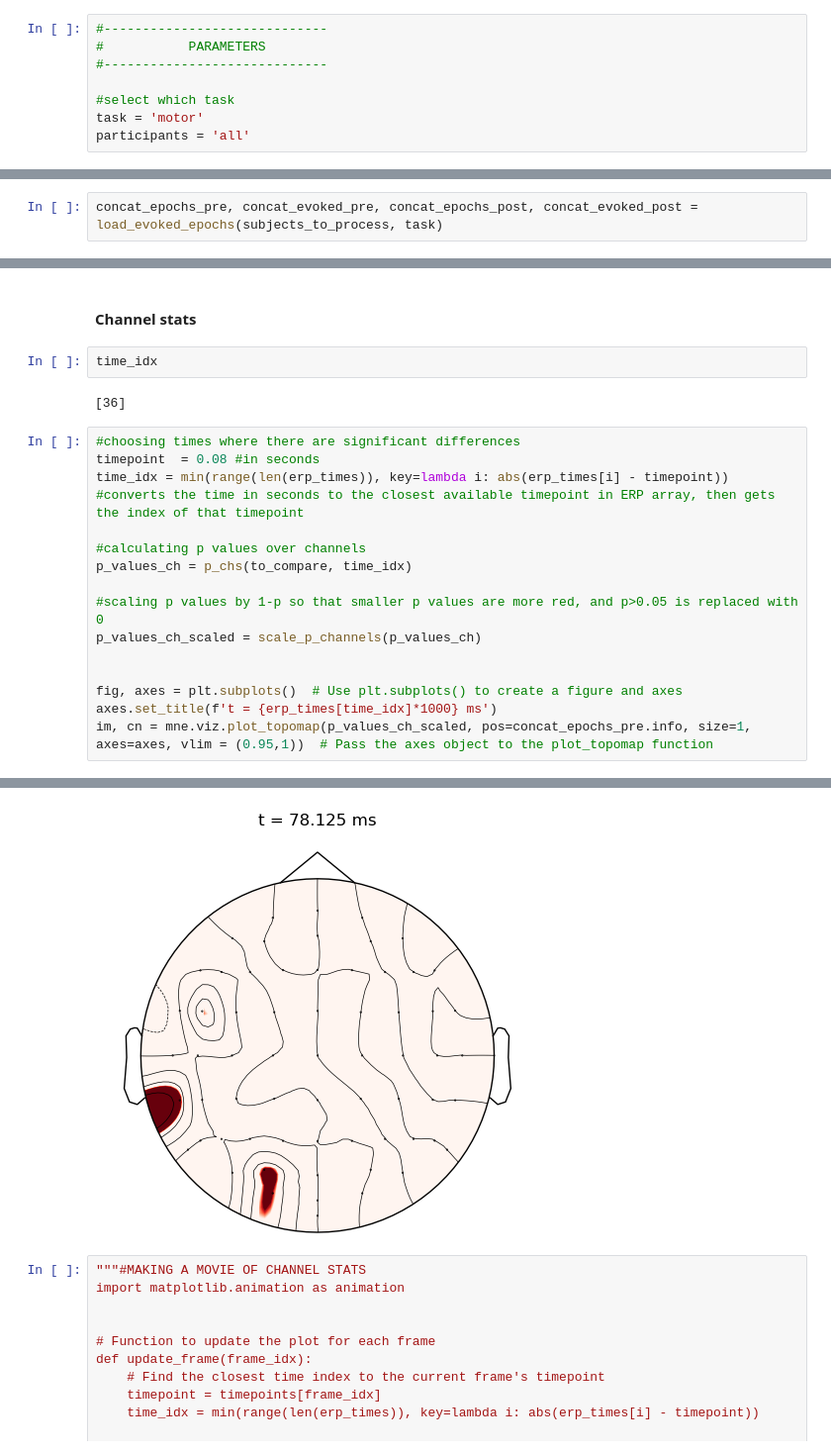
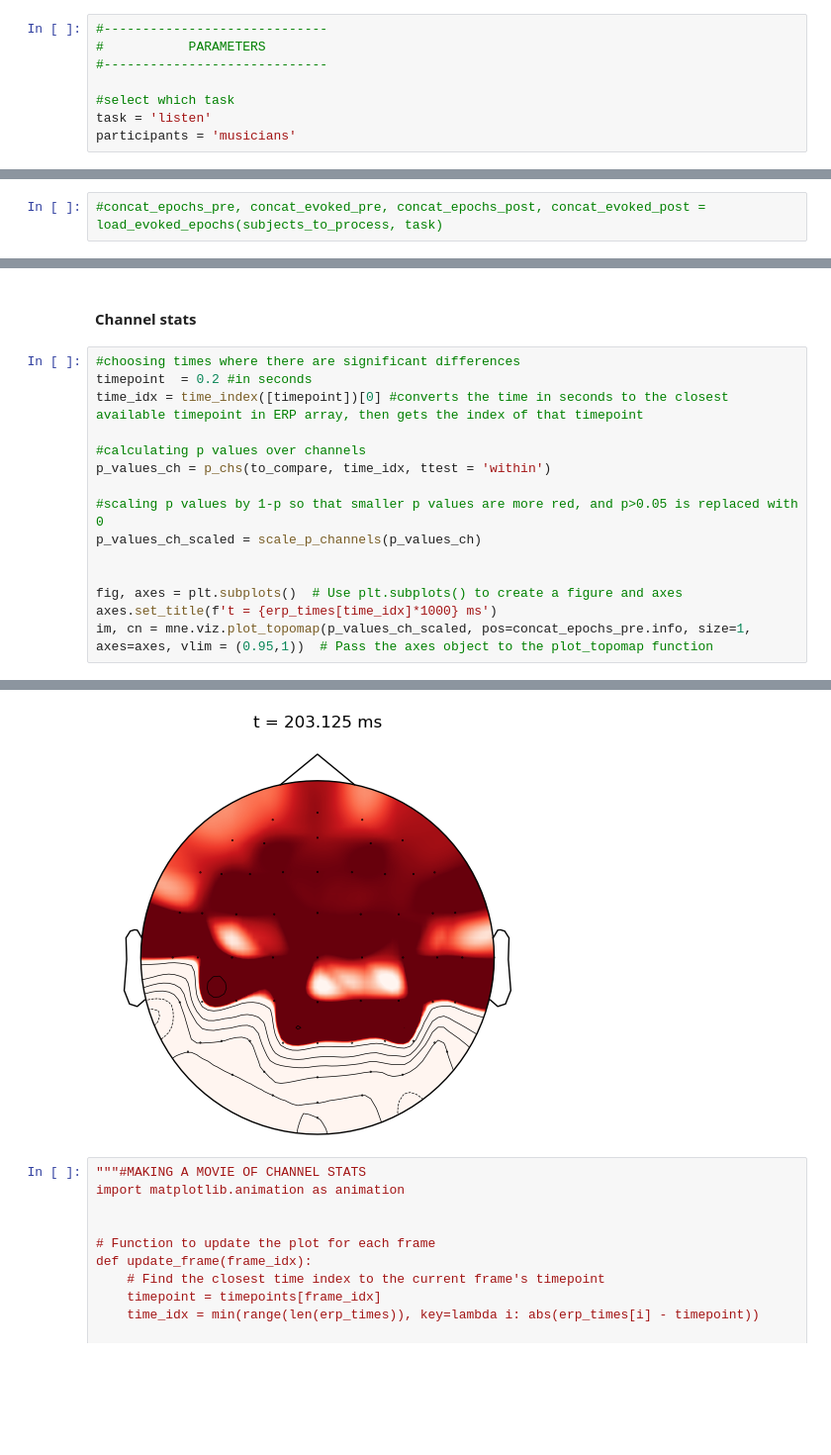
Before and after one commit to haiqin-zhang/AM-EEG, a Jupyter notebook: pipelines_LM/ave_ERPs.ipynb, the cells around one changed output, grey strips where cells are left out. Shown at 99% size. Saved outputs shown, nothing was run; the diff lists cells and outputs as text; blank space fills up the shorter version.

```diff
--- a/pipelines_LM/ave_ERPs.ipynb
+++ b/pipelines_LM/ave_ERPs.ipynb
@@ -22,8 +22,8 @@ from update_sub_lists import *
 #-----------------------------
 
 #select which task
-task = 'motor'
-participants = 'all'
+task = 'listen'
+participants = 'musicians'
 # %%
 #see notes.md for updated subject lists
 
@@ -106,2 +161,2 @@ concat_evoked_post = mne.combine_evoked(evoked_list_post, weights = 'equal')
 # %%
-concat_epochs_pre, concat_evoked_pre, concat_epochs_post, concat_evoked_post = load_evoked_epochs(subjects_to_process, task)
+#concat_epochs_pre, concat_evoked_pre, concat_epochs_post, concat_evoked_post = load_evoked_epochs(subjects_to_process, task)
@@ -404,17 +357,13 @@ np.save(f'{task}_diff.npy', diff_evoked_sa)"""
 "\nnp.save('erp_times.npy', erp_times)\n\n#task erps\nnp.save(f'{task}_{participants}_pre.npy', to_compare[0])\nnp.save(f'{task}_{participants}_post.npy', to_compare[1])\n\n#before and after\nnp.save( ...
 # %% [markdown]
 #### Channel stats
-# %%
-time_idx
-# %% [output]
-[36]
 # %%
 #choosing times where there are significant differences
-timepoint  = 0.08 #in seconds
-time_idx = min(range(len(erp_times)), key=lambda i: abs(erp_times[i] - timepoint)) #converts the time in seconds to the closest available timepoint in ERP array, then gets the index of that timepoint
+timepoint  = 0.2 #in seconds
+time_idx = time_index([timepoint])[0] #converts the time in seconds to the closest available timepoint in ERP array, then gets the index of that timepoint
 
 #calculating p values over channels
-p_values_ch = p_chs(to_compare, time_idx)
+p_values_ch = p_chs(to_compare, time_idx, ttest = 'within')
 
 #scaling p values by 1-p so that smaller p values are more red, and p>0.05 is replaced with 0
 p_values_ch_scaled = scale_p_channels(p_values_ch)
@@ -427,4 +392,4 @@ im, cn = mne.viz.plot_topomap(p_values_ch_scaled, pos=concat_epochs_pre.info, si
-[figure, old version]
+[figure, new version]
 # %%
 """#MAKING A MOVIE OF CHANNEL STATS
 import matplotlib.animation as animation
```
Also changed, not shown: parts of 10 cells of this notebook, 1 other file.
